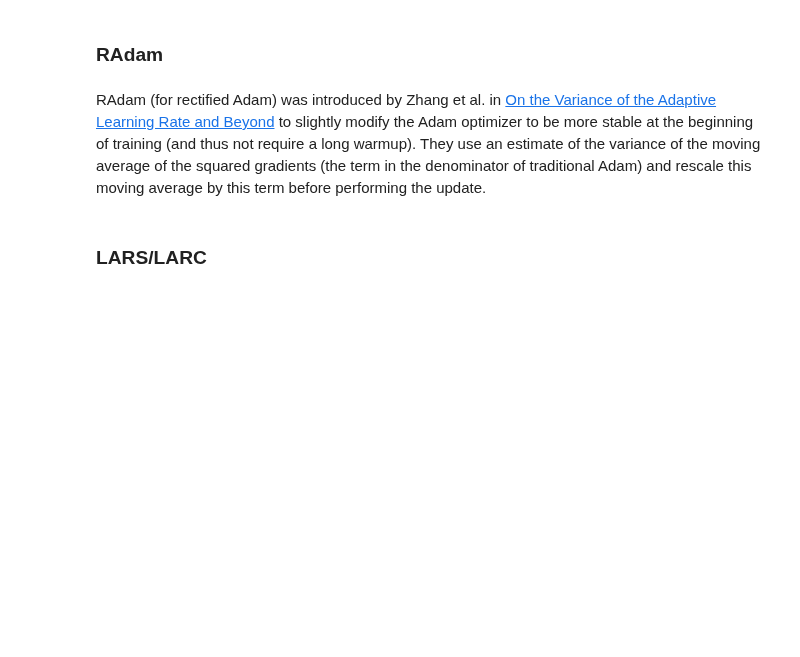
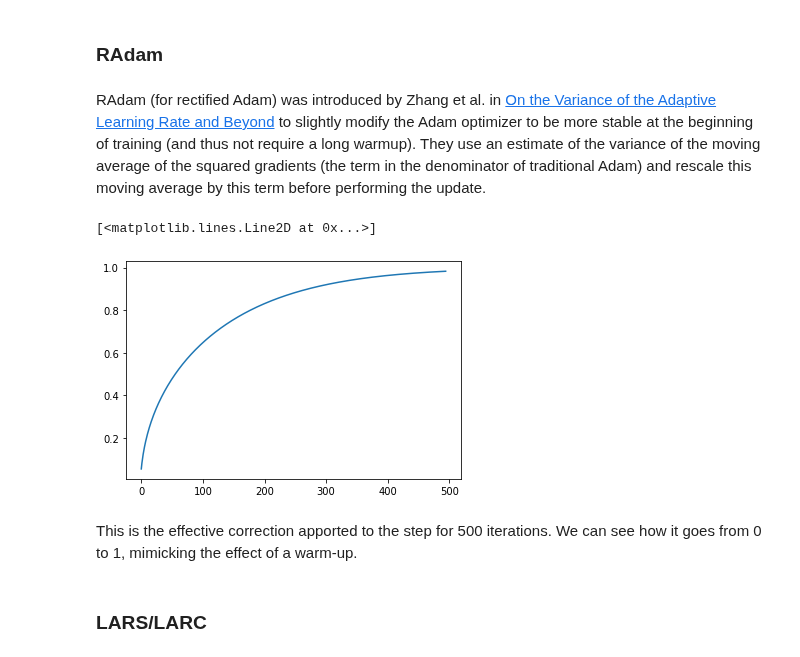
Before and after one commit to fastai/fastai_dev, a Jupyter notebook: dev/12_optimizer.ipynb, the cells around one changed output. Saved outputs shown, nothing was run; the diff lists cells and outputs as text; code cells hidden in the pictures; blank space fills up the shorter version.

```diff
--- a/dev/12_optimizer.ipynb
+++ b/dev/12_optimizer.ipynb
@@ -612,3 +612,14 @@ def RAdam(params, lr, mom=0.9, sqr_mom=0.99, eps=1e-5, thresh=5, wd=0., decouple
+# %%
+beta = 0.99
+r_inf = 2/(1-beta) - 1
+rs = np.array([r_inf - 2*s*beta**s/(1-beta**s) for s in range(5,500)])
+v = np.sqrt(((rs-4) * (rs-2) * r_inf)/((r_inf-4)*(r_inf-2)*rs))
+plt.plot(v)
+# %% [output]
+[<matplotlib.lines.Line2D at 0x...>]
+[figure, added]
+# %% [markdown]
+This is the effective correction apported to the step for 500 iterations. We can see how it goes from 0 to 1, mimicking the effect of a warm-up.
 # %%
 params = tst_param([1,2,3], [0.1,0.2,0.3])
 opt = RAdam(params, lr=0.1)
```
Also changed, not shown: parts of 4 cells of this notebook.
